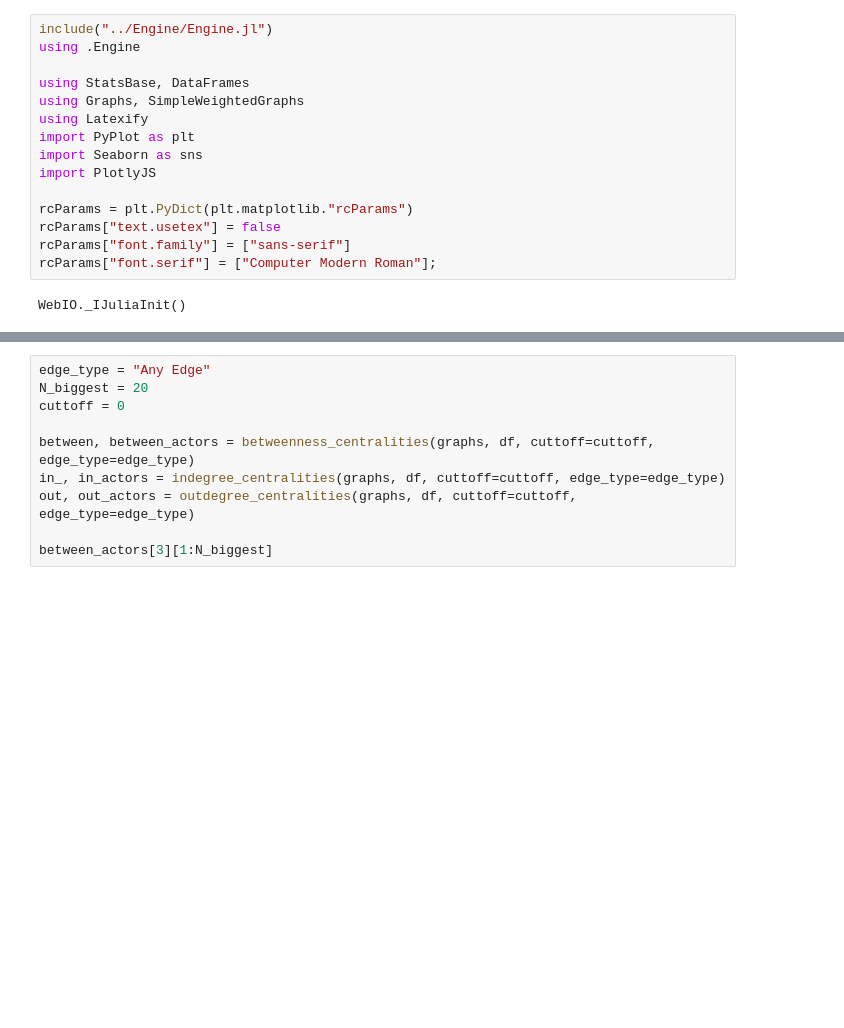
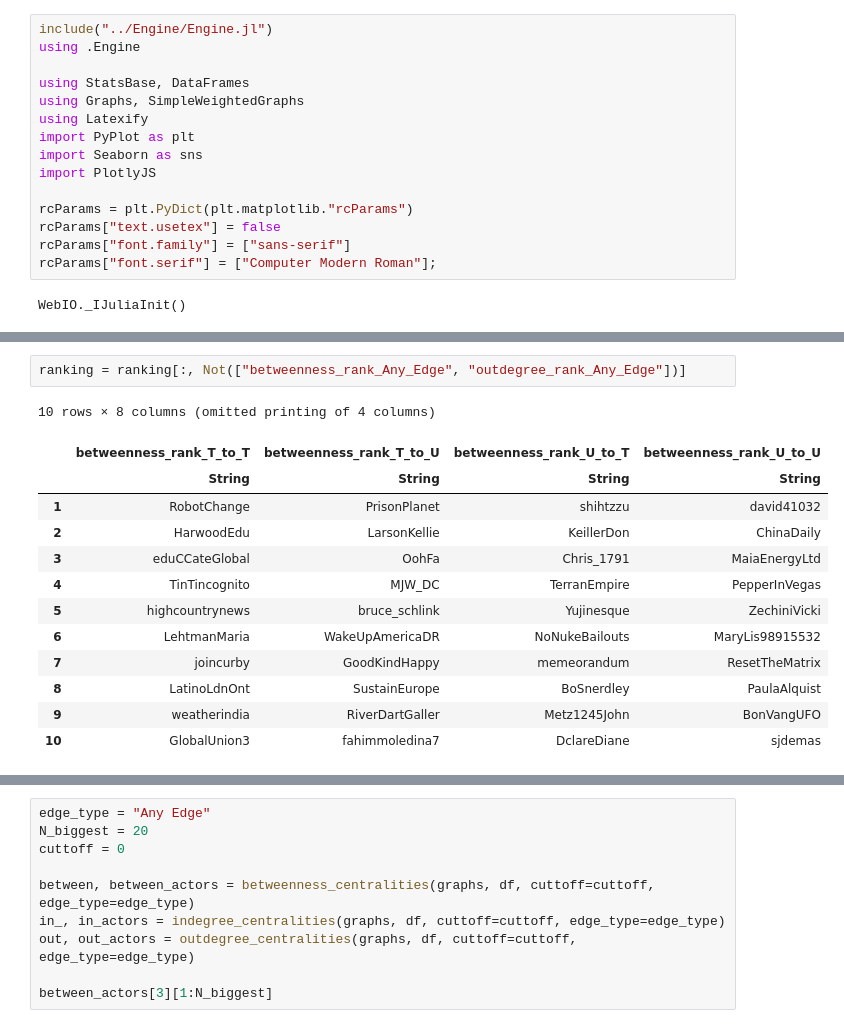
Before and after one commit to Cyrilvallez/Measuring-Influence-Twitter, a Jupyter notebook: Julia/Notebooks/Process2.ipynb, the cells around one changed output, grey strips where cells are left out. Saved outputs shown, nothing was run; the diff lists cells and outputs as text; blank space fills up the shorter version.

```diff
--- a/Julia/Notebooks/Process2.ipynb
+++ b/Julia/Notebooks/Process2.ipynb
@@ -23,0 +32,16 @@ centrality_ranks = get_centrality_ranks(graphs, df, 0, "Any Edge");
+# %%
+ranking = ranking[:, Not(["betweenness_rank_Any_Edge", "outdegree_rank_Any_Edge"])]
+# %% [output]
+10 rows × 8 columns (omitted printing of 4 columns)
+|  | betweenness_rank_T_to_T | betweenness_rank_T_to_U | betweenness_rank_U_to_T | betweenness_rank_U_to_U |
+|  | String | String | String | String |
+| 1 | RobotChange | PrisonPlanet | shihtzzu | david41032 |
+| 2 | HarwoodEdu | LarsonKellie | KeillerDon | ChinaDaily |
+| 3 | eduCCateGlobal | OohFa | Chris_1791 | MaiaEnergyLtd |
+| 4 | TinTincognito | MJW_DC | TerranEmpire | PepperInVegas |
+| 5 | highcountrynews | bruce_schlink | Yujinesque | ZechiniVicki |
+| 6 | LehtmanMaria | WakeUpAmericaDR | NoNukeBailouts | MaryLis98915532 |
+| 7 | joincurby | GoodKindHappy | memeorandum | ResetTheMatrix |
+| 8 | LatinoLdnOnt | SustainEurope | BoSnerdley | PaulaAlquist |
+| 9 | weatherindia | RiverDartGaller | Metz1245John | BonVangUFO |
+| 10 | GlobalUnion3 | fahimmoledina7 | DclareDiane | sjdemas |
```
Also changed, not shown: parts of 13 cells of this notebook, 7 other files.
